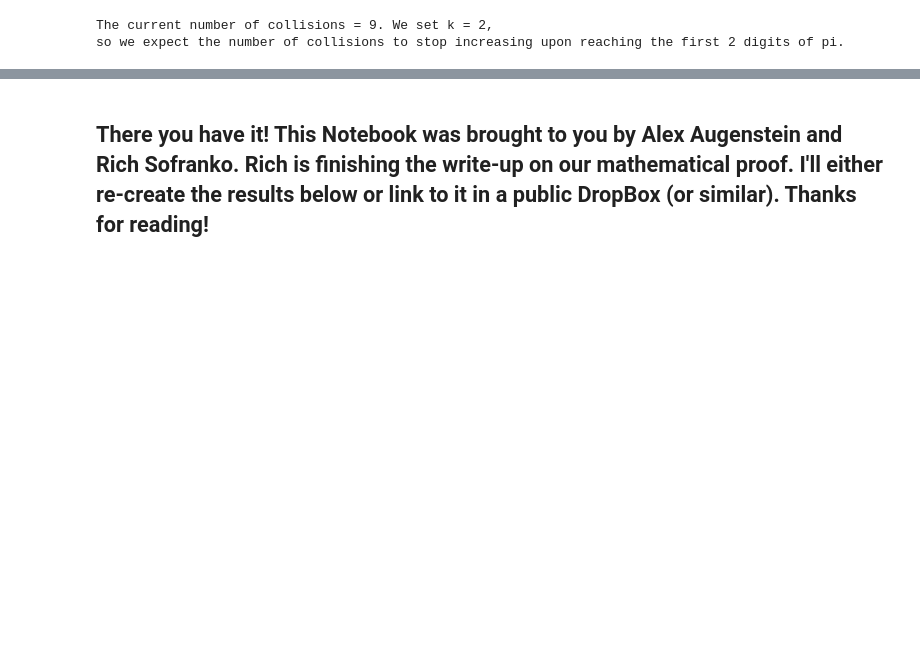
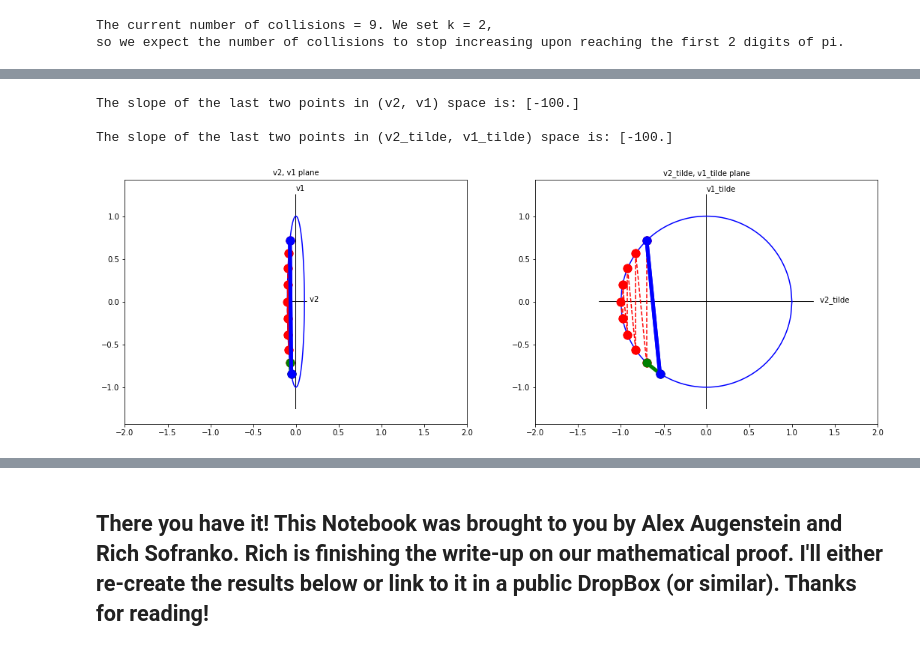
Before and after one commit to asa55/PiBlocks, a Jupyter notebook: index.ipynb, the cells around one changed output, grey strips where cells are left out. Saved outputs shown, nothing was run; the diff lists cells and outputs as text; code cells hidden in the pictures; blank space fills up the shorter version.

```diff
--- a/index.ipynb
+++ b/index.ipynb
@@ -170,0 +293,10 @@ so we expect the number of collisions to stop increasing upon reaching the first
+# %%
+slope, slope_tilde = sim.slope_between_last_two_points()
+print("The slope of the last two points in (v2, v1) space is: " + str(slope) + "\n\n"\
+      "The slope of the last two points in (v2_tilde, v1_tilde) space is: " + str(slope_tilde))
+sim.fig
+# %% [output]
+The slope of the last two points in (v2, v1) space is: [-100.]
+
+The slope of the last two points in (v2_tilde, v1_tilde) space is: [-100.]
+[figure, added]
```
Also changed, not shown: parts of 42 cells of this notebook.
